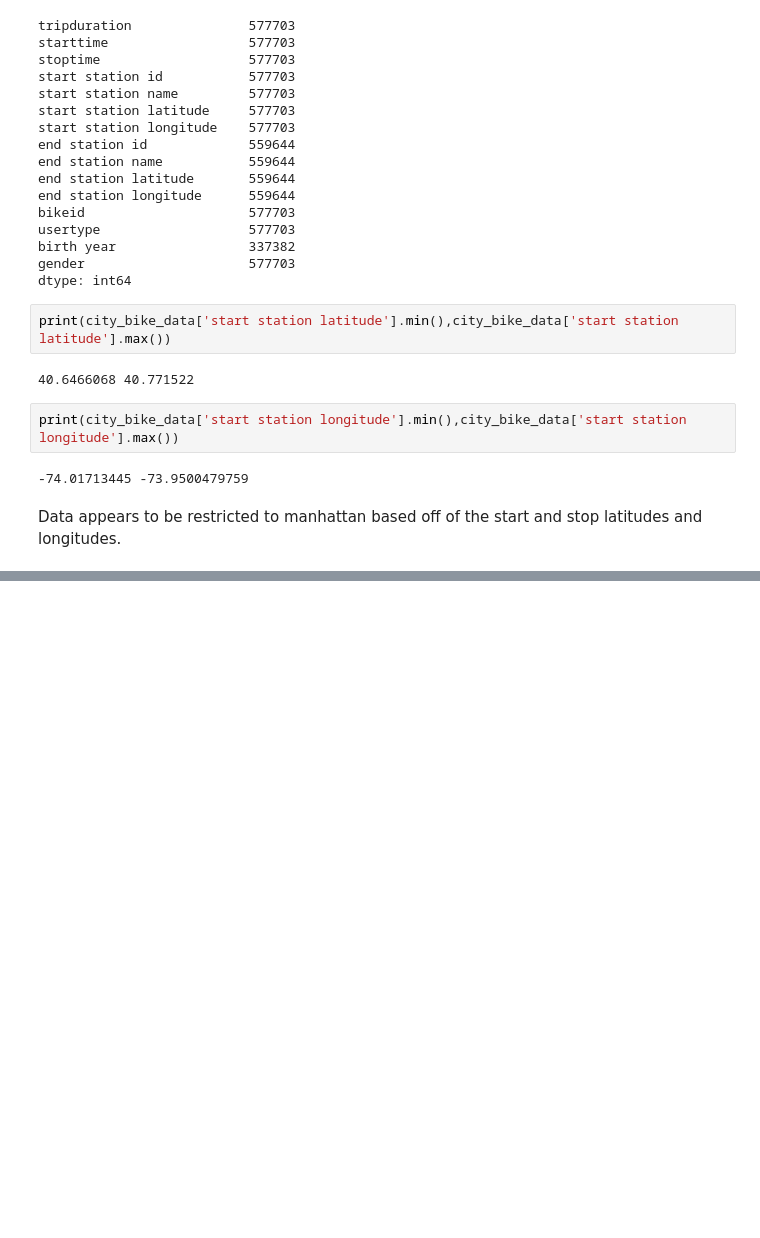
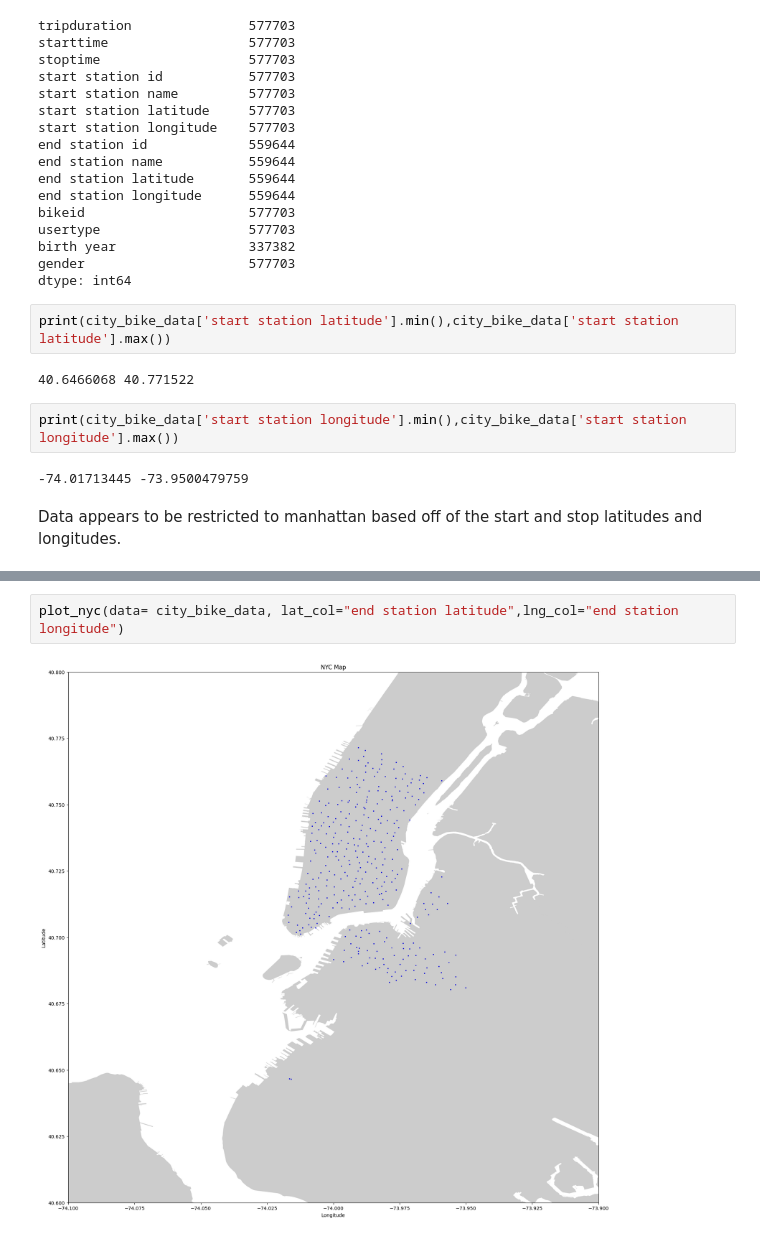
Before and after one commit to ColeDixon78/ML-Projects, a Jupyter notebook: Bike_share_project/NYC_biking.ipynb, the cells around one changed output, grey strips where cells are left out. Cells and saved outputs as stored; diff of their text form; blank space fills up the shorter version.

```diff
--- a/Bike_share_project/NYC_biking.ipynb
+++ b/Bike_share_project/NYC_biking.ipynb
@@ -111,0 +120,4 @@ KeyError: "None of [Index([
+# %%
+plot_nyc(data= city_bike_data, lat_col="end station latitude",lng_col="end station longitude")
+# %% [output]
+[figure, added]
```
Also changed, not shown: parts of 7 cells of this notebook, 2 other files.
